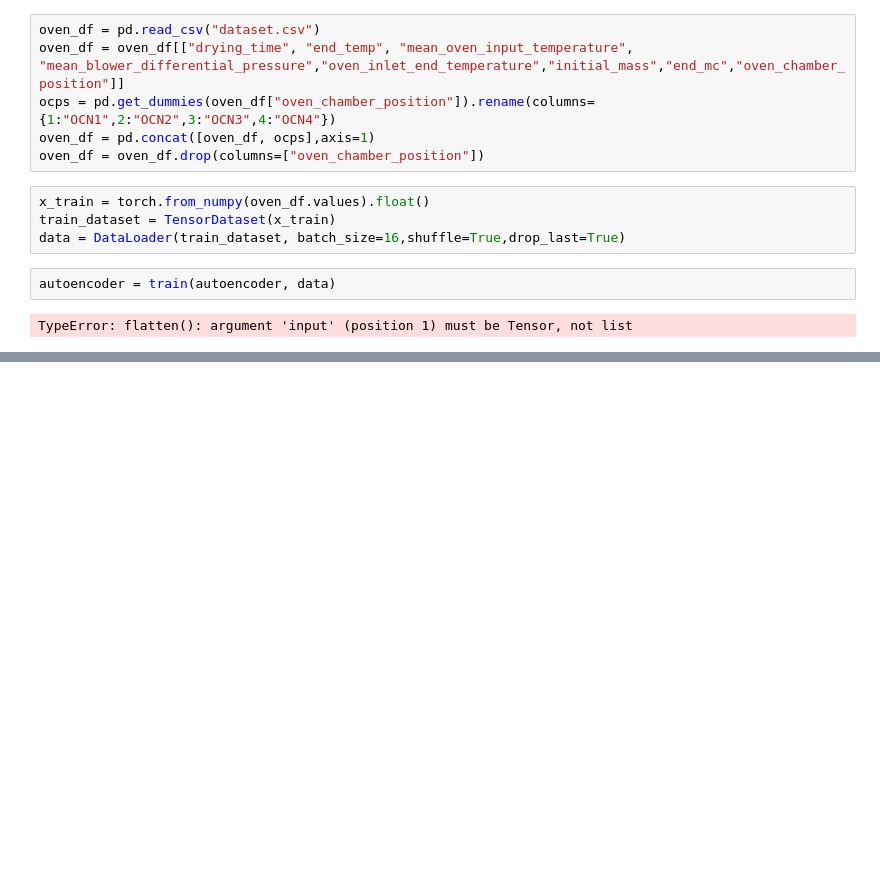
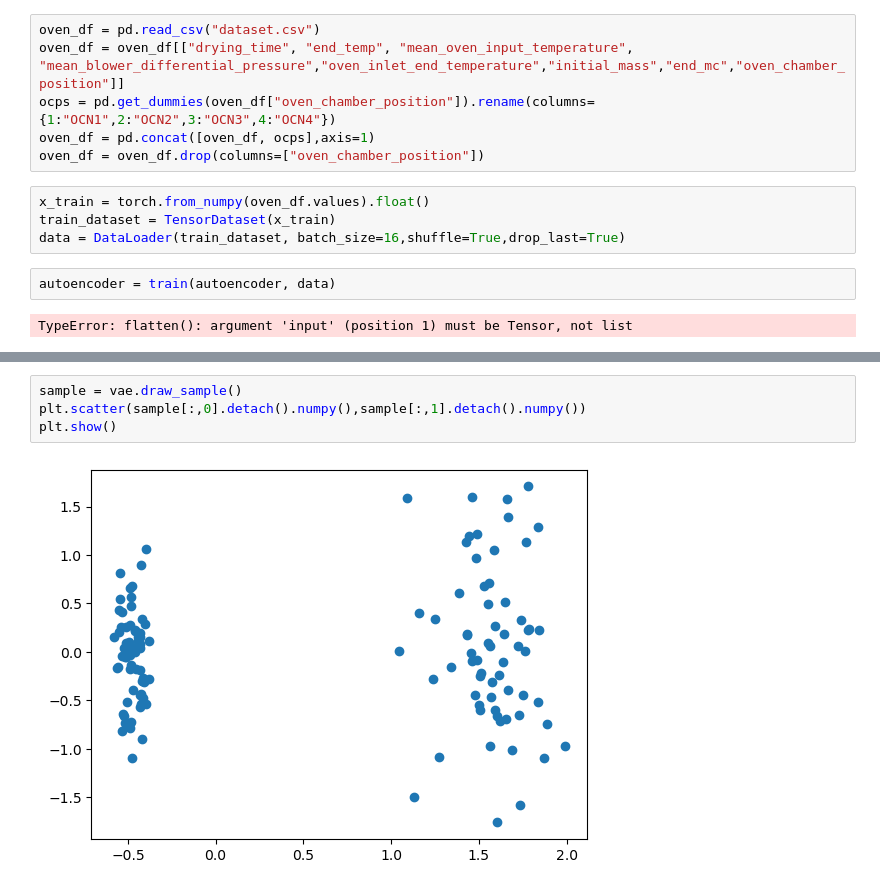
Before and after one commit to ChristianWewer/Code, a Jupyter notebook: DA-VAE.ipynb, the cells around one changed output, grey strips where cells are left out. Drawn from its saved outputs; the diff is of its cells as text; blank space fills up the shorter version.

```diff
--- a/DA-VAE.ipynb
+++ b/DA-VAE.ipynb
@@ -56,0 +83,6 @@ sns.pairplot(data_df)
+# %%
+sample = vae.draw_sample()
+plt.scatter(sample[:,0].detach().numpy(),sample[:,1].detach().numpy())
+plt.show()
+# %% [output]
+[figure, added]
```
Also changed, not shown: parts of 5 cells of this notebook, 7 other files.
